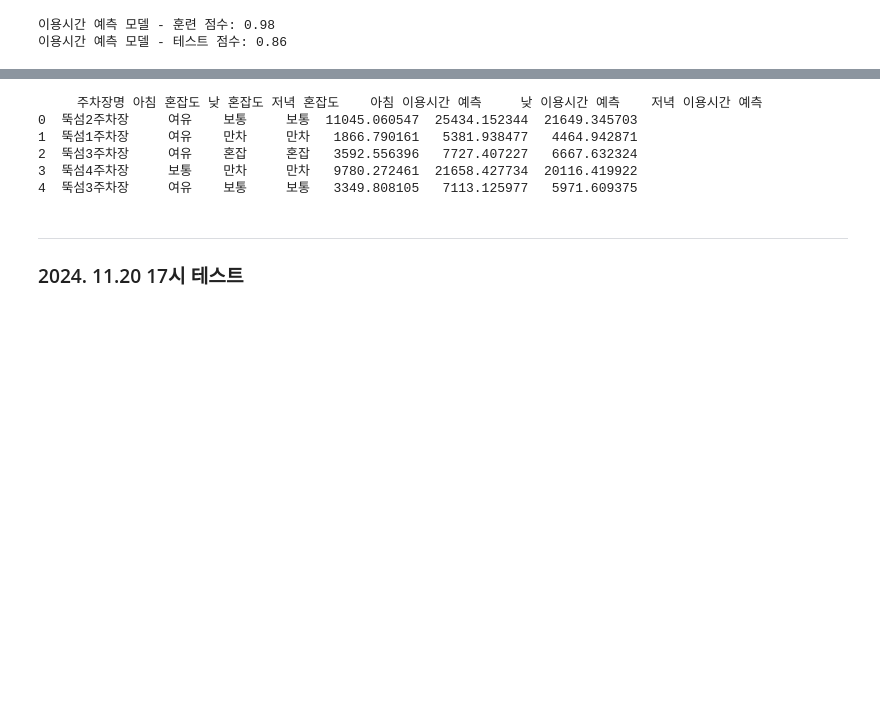
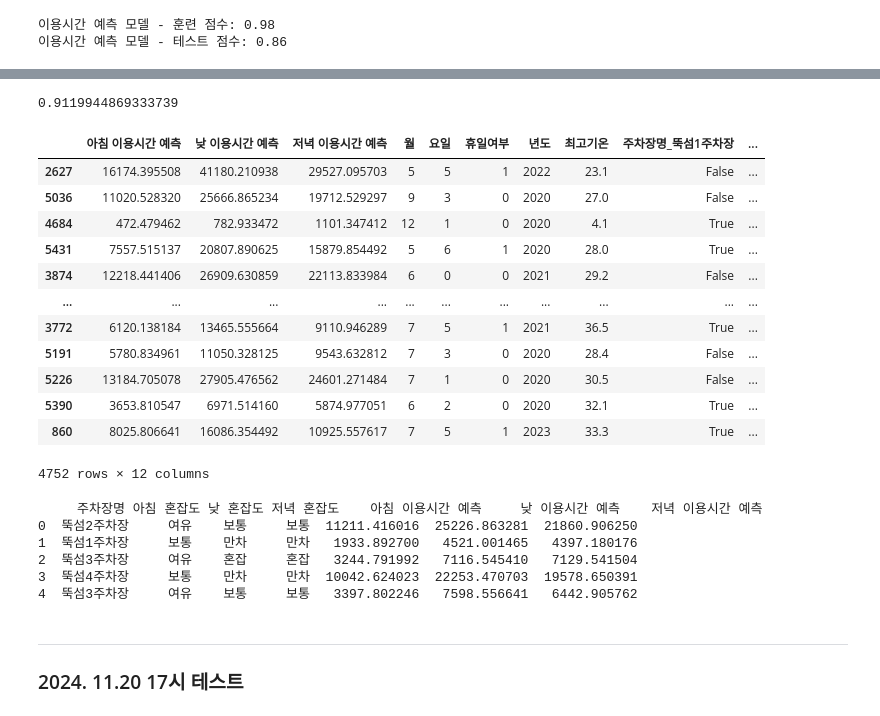
Before and after one commit to terryhyuk/HanGang_Mate, a Jupyter notebook: Python/DataAnalysis/seob/뚝섬2회차..ipynb, the cells around one changed output, grey strips where cells are left out. Saved outputs shown, nothing was run; the diff lists cells and outputs as text; code cells hidden in the pictures; blank space fills up the shorter version.

```diff
--- a/Python/DataAnalysis/seob/뚝섬2회차..ipynb
+++ b/Python/DataAnalysis/seob/뚝섬2회차..ipynb
@@ -1792,5 +1794,5 @@ print(np.mean(scores['train_score']), np.mean(scores['test_score']))
 # %%
-features=['월','요일','주차장명','휴일여부','년도','최고기온','총 주차 대수']
+features=['월','요일','주차장명','휴일여부','년도','최고기온']
 target_usage = ['영동_아침이용','영동_낮이용','영동_저녁이용']
 parking_Target = ['영동_아침주차','영동_낮주차','영동_저녁주차']
 
@@ -1863,3 +1881,32 @@ print(f"시간대별 주차대수 예측 모델 - 테스트 점수: {test_score_
+# %%
+scores = cross_validate(
+                    MultiOutputRegressor(XGBRegressor(max_depth=6,learning_rate=0.1,min_child_weight=0.5,n_estimators=700)),
+                    X_train,
+                    y_train,
+                    cv=5,
+)
+
+print(np.mean(scores['test_score']))
+# scores
+# %% [output]
+0.9119944869333739
+# %%
+X_train
+# y_train
+# %% [output]
+|  | 아침 이용시간 예측 | 낮 이용시간 예측 | 저녁 이용시간 예측 | 월 | 요일 | 휴일여부 | 년도 | 최고기온 | 주차장명_뚝섬1주차장 | ... |
+| 2627 | 16174.395508 | 41180.210938 | 29527.095703 | 5 | 5 | 1 | 2022 | 23.1 | False | ... |
+| 5036 | 11020.528320 | 25666.865234 | 19712.529297 | 9 | 3 | 0 | 2020 | 27.0 | False | ... |
+| 4684 | 472.479462 | 782.933472 | 1101.347412 | 12 | 1 | 0 | 2020 | 4.1 | True | ... |
+| 5431 | 7557.515137 | 20807.890625 | 15879.854492 | 5 | 6 | 1 | 2020 | 28.0 | True | ... |
+| 3874 | 12218.441406 | 26909.630859 | 22113.833984 | 6 | 0 | 0 | 2021 | 29.2 | False | ... |
+| ... | ... | ... | ... | ... | ... | ... | ... | ... | ... | ... |
+| 3772 | 6120.138184 | 13465.555664 | 9110.946289 | 7 | 5 | 1 | 2021 | 36.5 | True | ... |
+| 5191 | 5780.834961 | 11050.328125 | 9543.632812 | 7 | 3 | 0 | 2020 | 28.4 | False | ... |
+| 5226 | 13184.705078 | 27905.476562 | 24601.271484 | 7 | 1 | 0 | 2020 | 30.5 | False | ... |
+| 5390 | 3653.810547 | 6971.514160 | 5874.977051 | 6 | 2 | 0 | 2020 | 32.1 | True | ... |
+| 860 | 8025.806641 | 16086.354492 | 10925.557617 | 7 | 5 | 1 | 2023 | 33.3 | True | ... |
+4752 rows × 12 columns
 # %%
 # 혼잡도 계산 함수
 def calculate_congestion(parking_count, capacity):
@@ -1888,11 +1935,11 @@ result = df_Y[['주차장명','아침 혼잡도', '낮 혼잡도', '저녁 혼
 print(result.head())
 # %% [output]
      주차장명 아침 혼잡도 낮 혼잡도 저녁 혼잡도    아침 이용시간 예측     낮 이용시간 예측    저녁 이용시간 예측
-0  뚝섬2주차장     여유    보통     보통  11045.060547  25434.152344  21649.345703
-1  뚝섬1주차장     여유    만차     만차   1866.790161   5381.938477   4464.942871
-2  뚝섬3주차장     여유    혼잡     혼잡   3592.556396   7727.407227   6667.632324
-3  뚝섬4주차장     보통    만차     만차   9780.272461  21658.427734  20116.419922
-4  뚝섬3주차장     여유    보통     보통   3349.808105   7113.125977   5971.609375
+0  뚝섬2주차장     여유    보통     보통  11211.416016  25226.863281  21860.906250
+1  뚝섬1주차장     보통    만차     만차   1933.892700   4521.001465   4397.180176
+2  뚝섬3주차장     여유    혼잡     혼잡   3244.791992   7116.545410   7129.541504
+3  뚝섬4주차장     보통    만차     만차  10042.624023  22253.470703  19578.650391
+4  뚝섬3주차장     여유    보통     보통   3397.802246   7598.556641   6442.905762
 # %% [markdown]
 --------------------
 ### 2024. 11.20 17시 테스트
```
Also changed, not shown: parts of 7 cells of this notebook, 1 other file.
